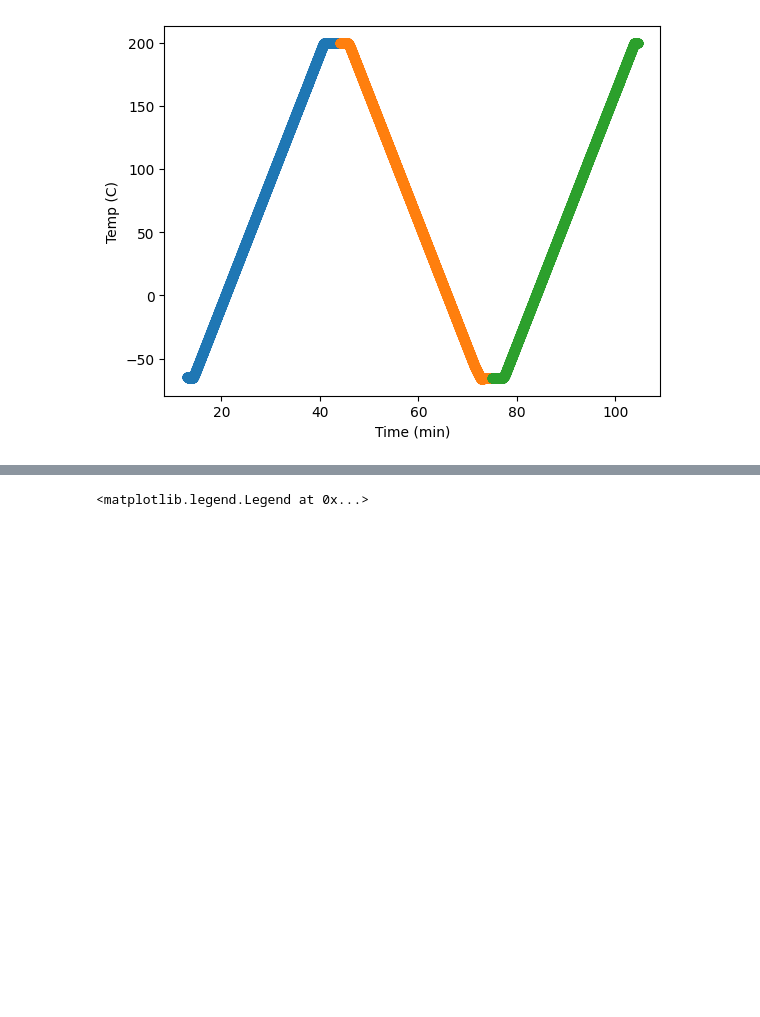
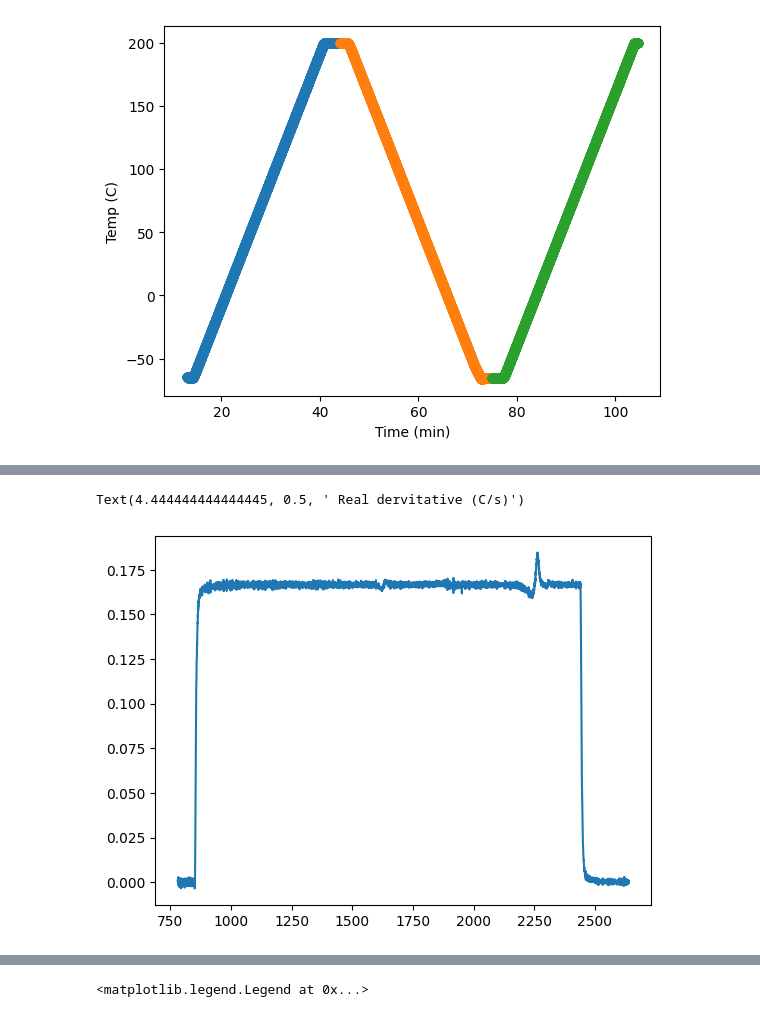
Before and after one commit to AngleKit/MSE7530Codes, a Jupyter notebook: ClassNotebooks/Class_20251117.ipynb, the cells around one changed output, grey strips where cells are left out. Saved outputs shown, nothing was run; the diff lists cells and outputs as text; code cells hidden in the pictures; blank space fills up the shorter version.

```diff
--- a/ClassNotebooks/Class_20251117.ipynb
+++ b/ClassNotebooks/Class_20251117.ipynb
@@ -119,0 +115,8 @@ Text(0, 0.5, 'Temp (C)')
+# %%
+d1s = np.gradient(H1['T'],H1['t']*60 )
+plt.plot(H1['t']*60,d1s)
+ax.set_xlabel('Time (min)')
+ax.set_ylabel(' Real dervitative (C/s)')
+# %% [output]
+Text(4.444444444444445, 0.5, ' Real dervitative (C/s)')
+[figure, added]
```
Also changed, not shown: parts of 11 cells of this notebook.
